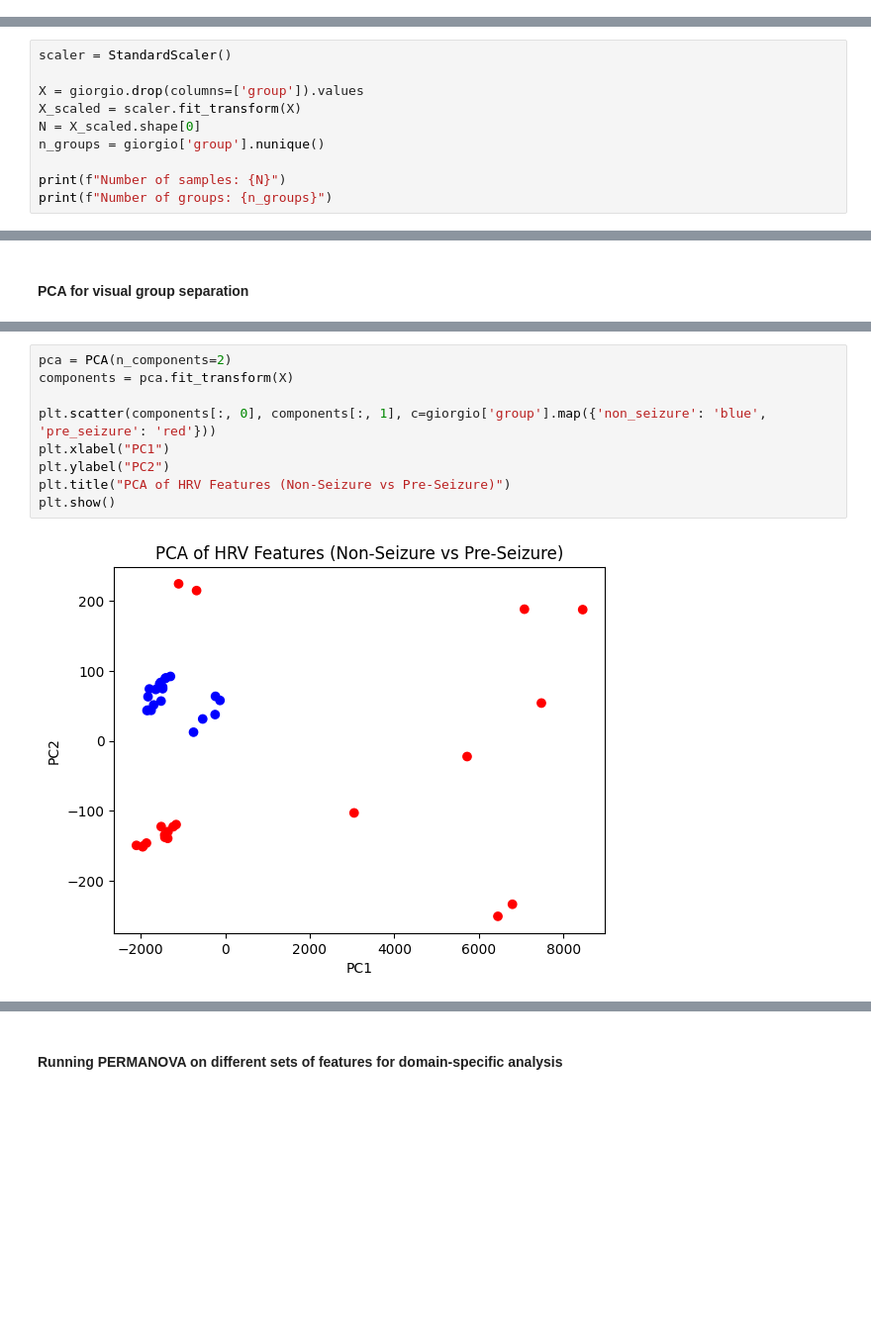
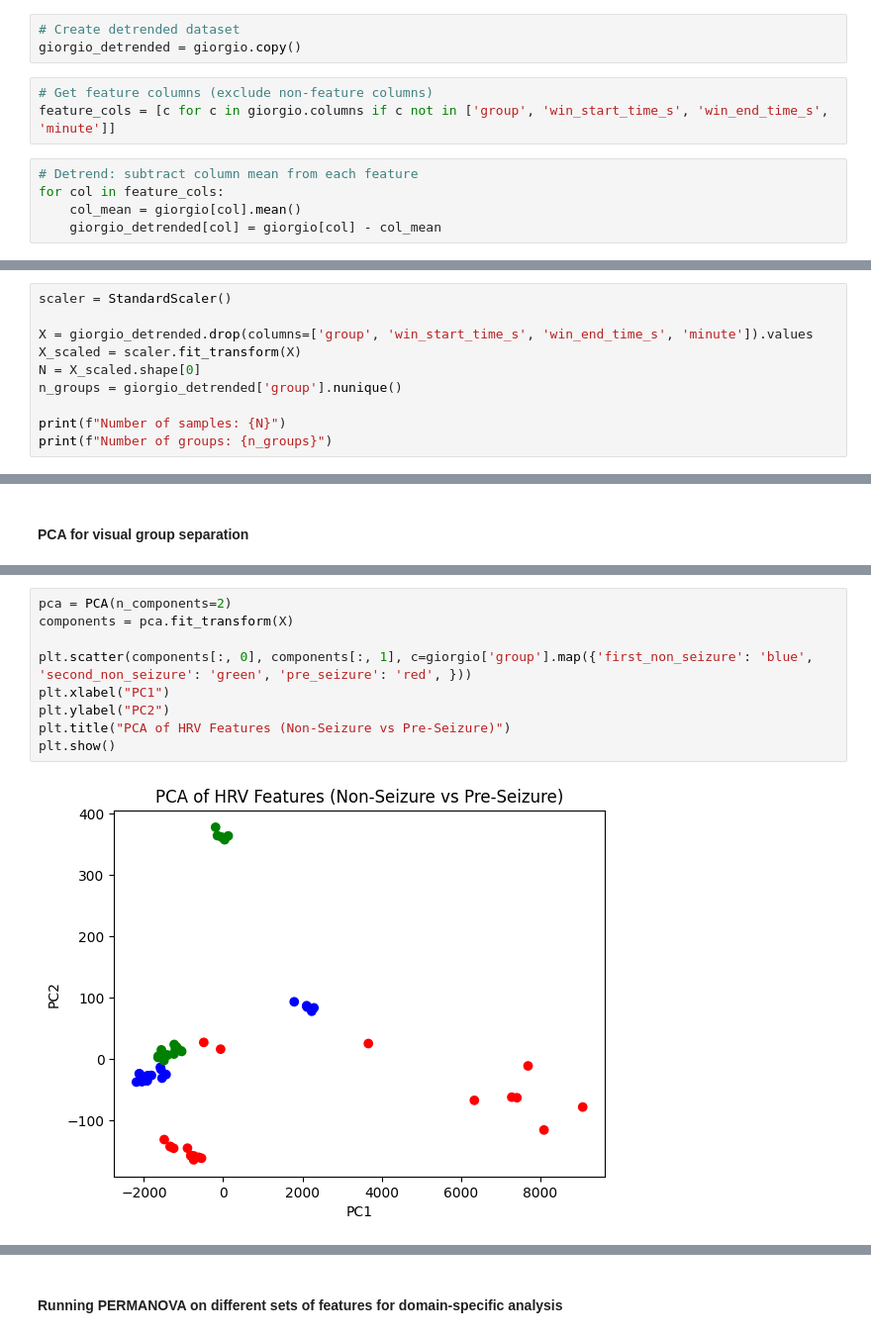
Before and after one commit to ashley-andrea/seizure-block-codes, a Jupyter notebook: statistical_tests/permanova.ipynb, the cells around one changed output, grey strips where cells are left out. Shown: that part at 99% size. Drawn from its saved outputs; the diff is of its cells as text; blank space fills up the shorter version.

```diff
--- a/statistical_tests/permanova.ipynb
+++ b/statistical_tests/permanova.ipynb
@@ -73,0 +78,11 @@ giorgio
+# %%
+# Create detrended dataset
+giorgio_detrended = giorgio.copy()
+# %%
+# Get feature columns (exclude non-feature columns)
+feature_cols = [c for c in giorgio.columns if c not in ['group', 'win_start_time_s', 'win_end_time_s', 'minute']]
+# %%
+# Detrend: subtract column mean from each feature
+for col in feature_cols:
+    col_mean = giorgio[col].mean()
+    giorgio_detrended[col] = giorgio[col] - col_mean
@@ -76,10 +112,10 @@ giorgio
 # %%
 scaler = StandardScaler()
 
-X = giorgio.drop(columns=['group']).values
+X = giorgio_detrended.drop(columns=['group', 'win_start_time_s', 'win_end_time_s', 'minute']).values
 X_scaled = scaler.fit_transform(X)
 N = X_scaled.shape[0]
-n_groups = giorgio['group'].nunique()
+n_groups = giorgio_detrended['group'].nunique()
 
 print(f"Number of samples: {N}")
 print(f"Number of groups: {n_groups}")
@@ -190,11 +816,11 @@ for metric in ["euclidean", "cityblock", "cosine", "mahalanobis"]:
 # %%
 pca = PCA(n_components=2)
 components = pca.fit_transform(X)
 
-plt.scatter(components[:, 0], components[:, 1], c=giorgio['group'].map({'non_seizure': 'blue', 'pre_seizure': 'red'}))
+plt.scatter(components[:, 0], components[:, 1], c=giorgio['group'].map({'first_non_seizure': 'blue', 'second_non_seizure': 'green', 'pre_seizure': 'red', }))
 plt.xlabel("PC1")
 plt.ylabel("PC2")
 plt.title("PCA of HRV Features (Non-Seizure vs Pre-Seizure)")
 plt.show()
 # %% [output]
-[figure, old version]
+[figure, new version]
```
Also changed, not shown: parts of 24 cells of this notebook.
